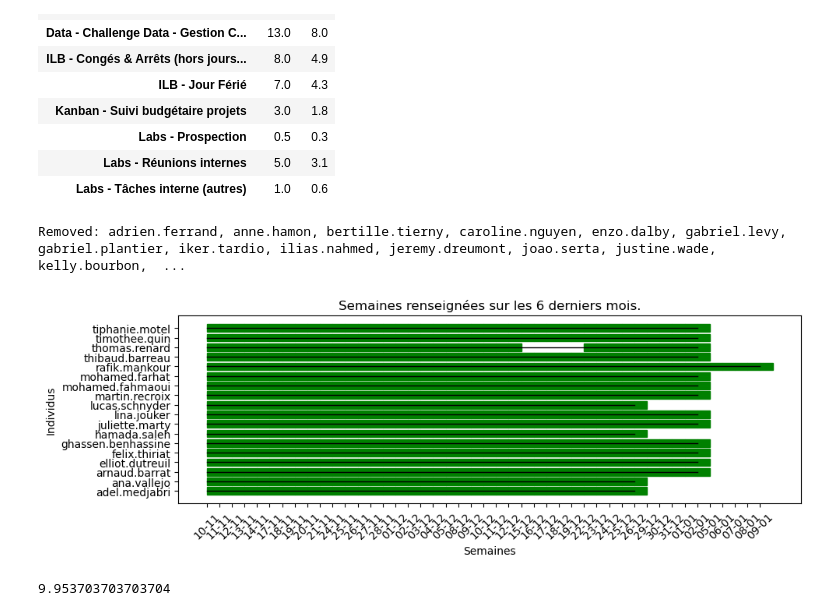
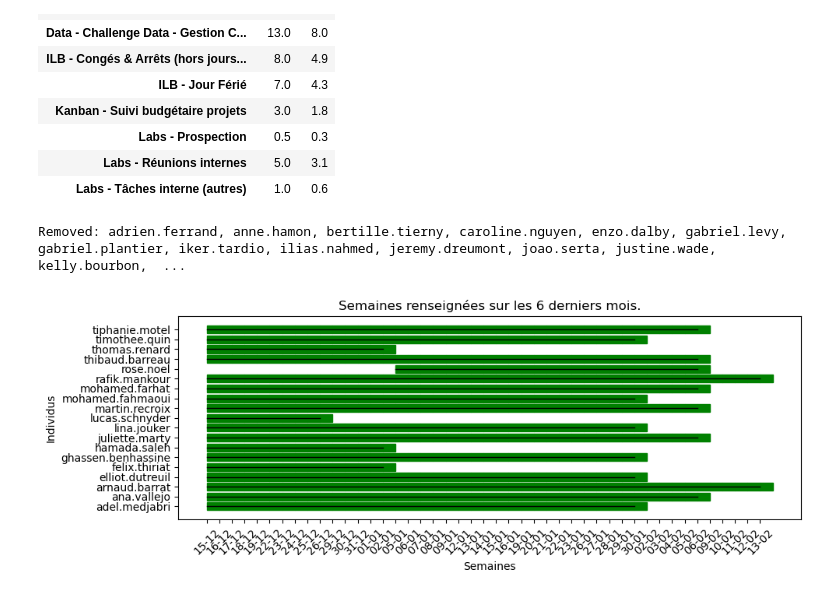
Before and after one commit to tiphanie-motel/Suivi-Staffing-ILB, a Jupyter notebook: notebook.ipynb, the cells around one changed output. Drawn from its saved outputs; the diff is of its cells as text; code cells hidden in the pictures.

```diff
--- a/notebook.ipynb
+++ b/notebook.ipynb
@@ -819,0 +100,11 @@ print(vision_personne_current.shape)
+# %%
+from scripts.BDD_update_steps import (
+    load_data,
+    standardize_pipe,
+)
+
+from scripts.utils_analyses_annexes import get_details_about_someone, checking_the_good_labsiens
+
+from scripts.GUI import suivi_projet_GUI
+path_dict = suivi_projet_GUI().PATHS
+path_dict
@@ -819,0 +119,8 @@ print(vision_personne_current.shape)
+# %%
+data, log = standardize_pipe(load_data(path_dict))
+print('\n\n'.join(log))
+
+vision_personne = data['bdd_vision_personne']
+vision_contrat = data['bdd_vision_contrat']
+utils_personne = data['bdd_utils_personne']
+utils_contrat = data['bdd_utils_contrat']
@@ -831,11 +142,7 @@ get_details_about_someone(vision_personne_current, "martin.recroix", 2025, 8)
 | Labs - Réunions internes | 5.0 | 3.1 |
 | Labs - Tâches interne (autres) | 1.0 | 0.6 |
 # %%
-checking_the_good_labsiens(vision_personne_current, k_months_ago=2)
+checking_the_good_labsiens(vision_personne, k_months_ago=2)
 # %% [output]
 Removed: adrien.ferrand, anne.hamon, bertille.tierny, caroline.nguyen, enzo.dalby, gabriel.levy, gabriel.plantier, iker.tardio, ilias.nahmed, jeremy.dreumont, joao.serta, justine.wade, kelly.bourbon,  ...
-[figure, old version]
+[figure, new version]
-# %%
-215_000 * 4 / (24*3600)
-# %% [output]
-9.953703703703704
```
Also changed, not shown: parts of 71 cells of this notebook, 14 other files.
